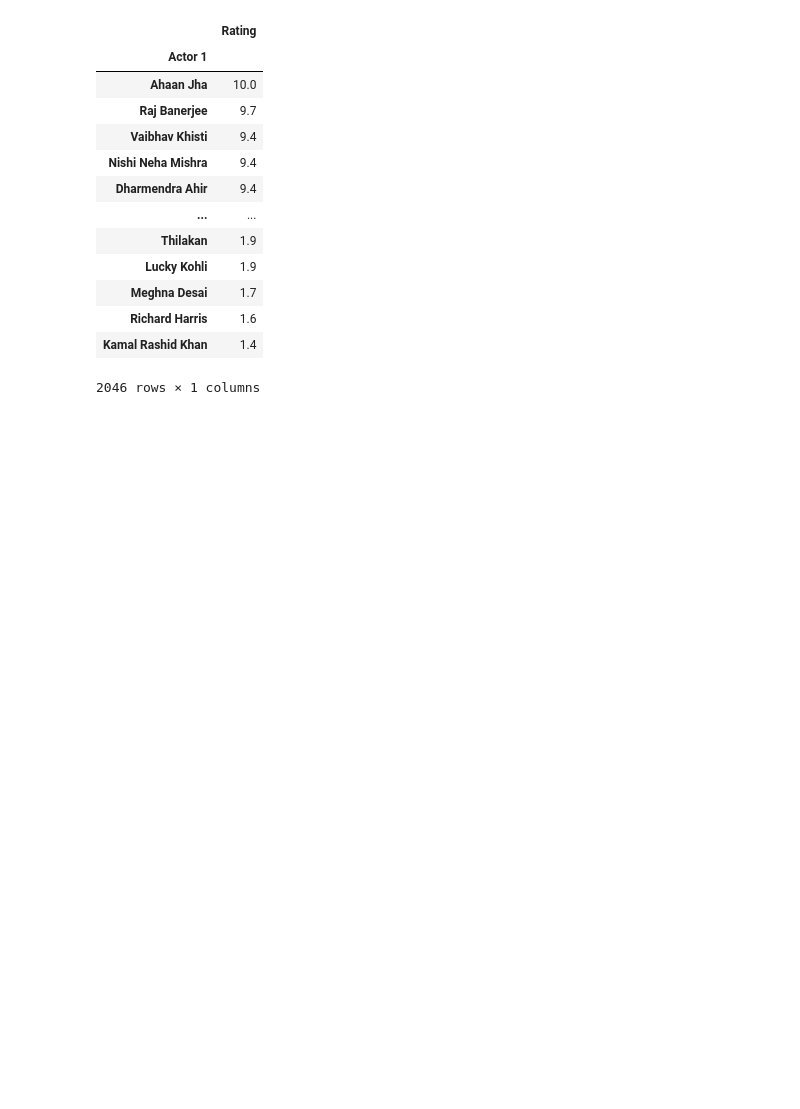
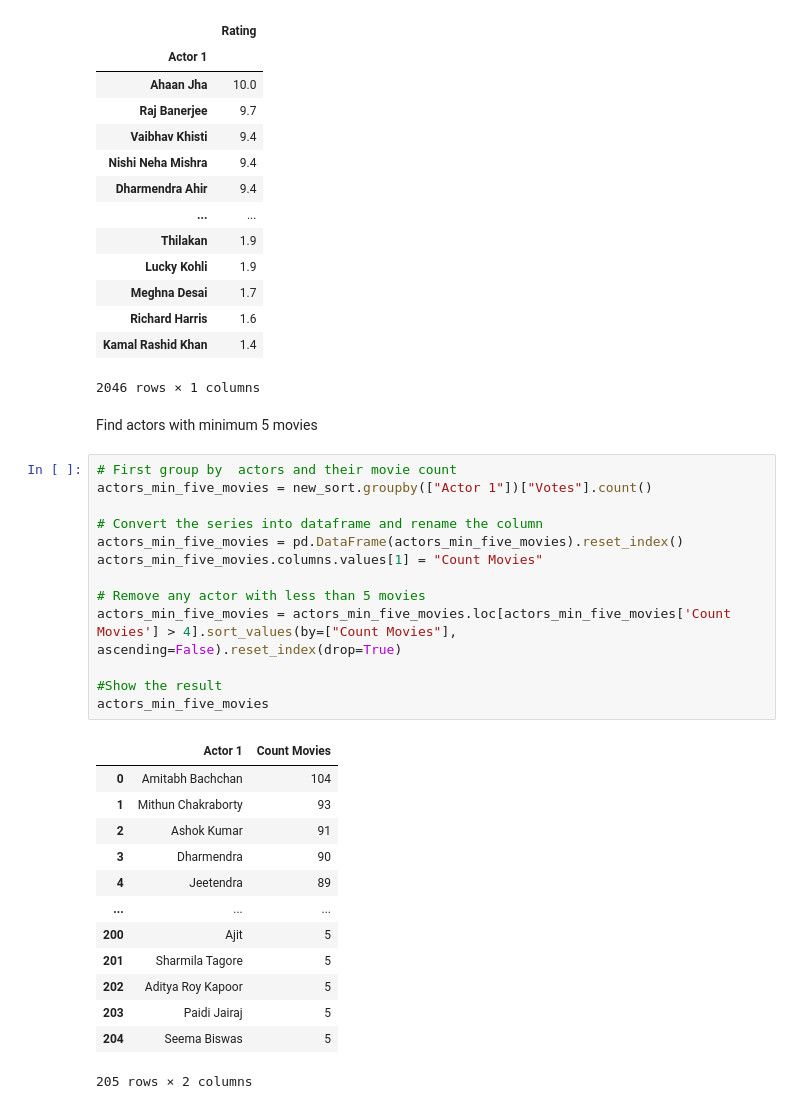
Before and after one commit to manaskocharekar/jupyter-notebooks, a Jupyter notebook: IMDb Movies India.ipynb, the cells around one changed output. Cells and saved outputs as stored; diff of their text form; blank space fills up the shorter version.

Commit message:
Actors by most movies

```diff
--- a/IMDb Movies India.ipynb
+++ b/IMDb Movies India.ipynb
@@ -153,3 +153,32 @@ rating_by_lead
 | Richard Harris | 1.6 |
 | Kamal Rashid Khan | 1.4 |
 2046 rows × 1 columns
+# %% [markdown]
+Find actors with minimum 5 movies
+# %%
+# First group by  actors and their movie count
+actors_min_five_movies = new_sort.groupby(["Actor 1"])["Votes"].count()
+
+# Convert the series into dataframe and rename the column
+actors_min_five_movies = pd.DataFrame(actors_min_five_movies).reset_index()
+actors_min_five_movies.columns.values[1] = "Count Movies"
+
+# Remove any actor with less than 5 movies
+actors_min_five_movies = actors_min_five_movies.loc[actors_min_five_movies['Count Movies'] > 4].sort_values(by=["Count Movies"], ascending=False).reset_index(drop=True)
+
+#Show the result
+actors_min_five_movies
+# %% [output]
+|  | Actor 1 | Count Movies |
+| 0 | Amitabh Bachchan | 104 |
+| 1 | Mithun Chakraborty | 93 |
+| 2 | Ashok Kumar | 91 |
+| 3 | Dharmendra | 90 |
+| 4 | Jeetendra | 89 |
+| ... | ... | ... |
+| 200 | Ajit | 5 |
+| 201 | Sharmila Tagore | 5 |
+| 202 | Aditya Roy Kapoor | 5 |
+| 203 | Paidi Jairaj | 5 |
+| 204 | Seema Biswas | 5 |
+205 rows × 2 columns
```
